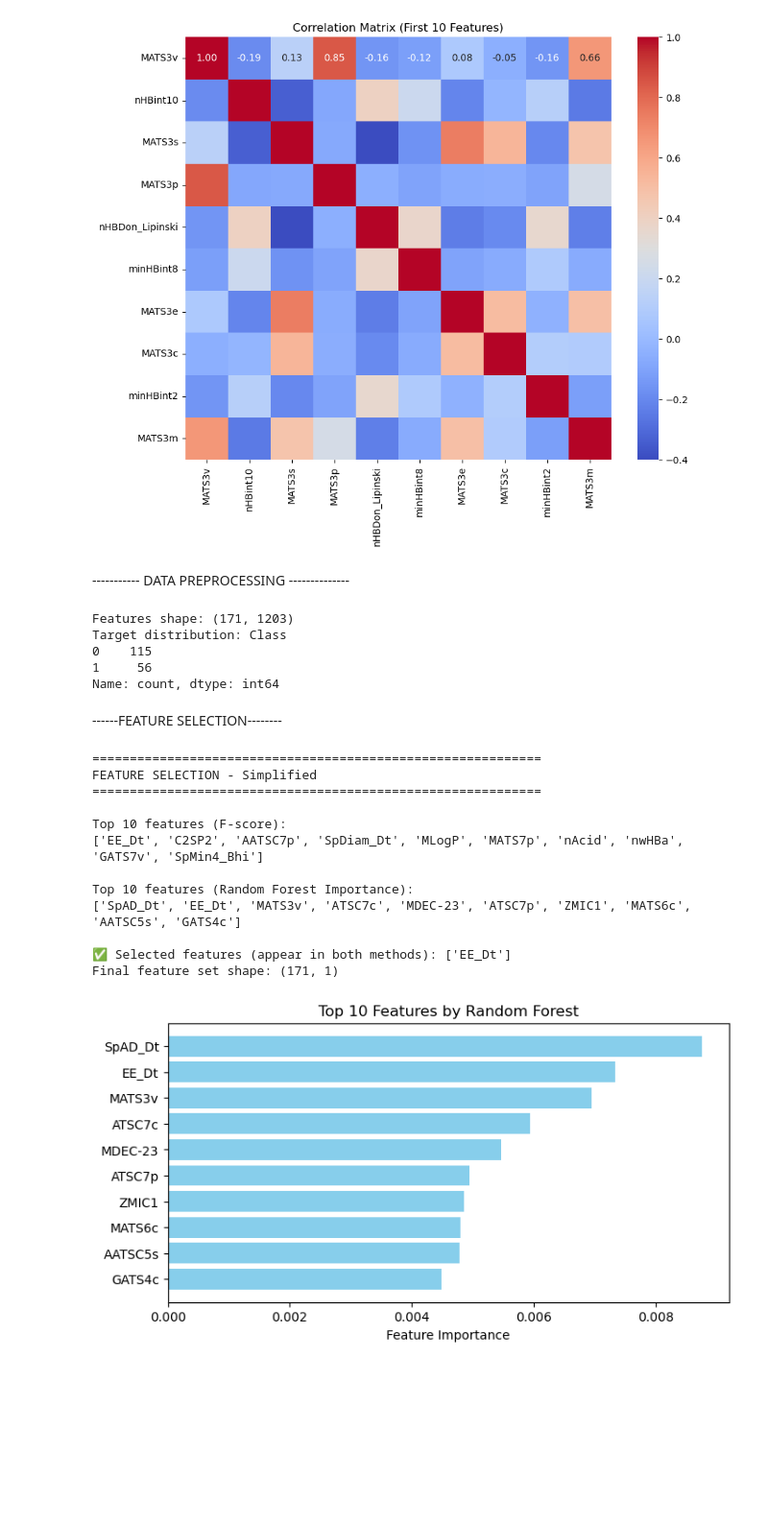
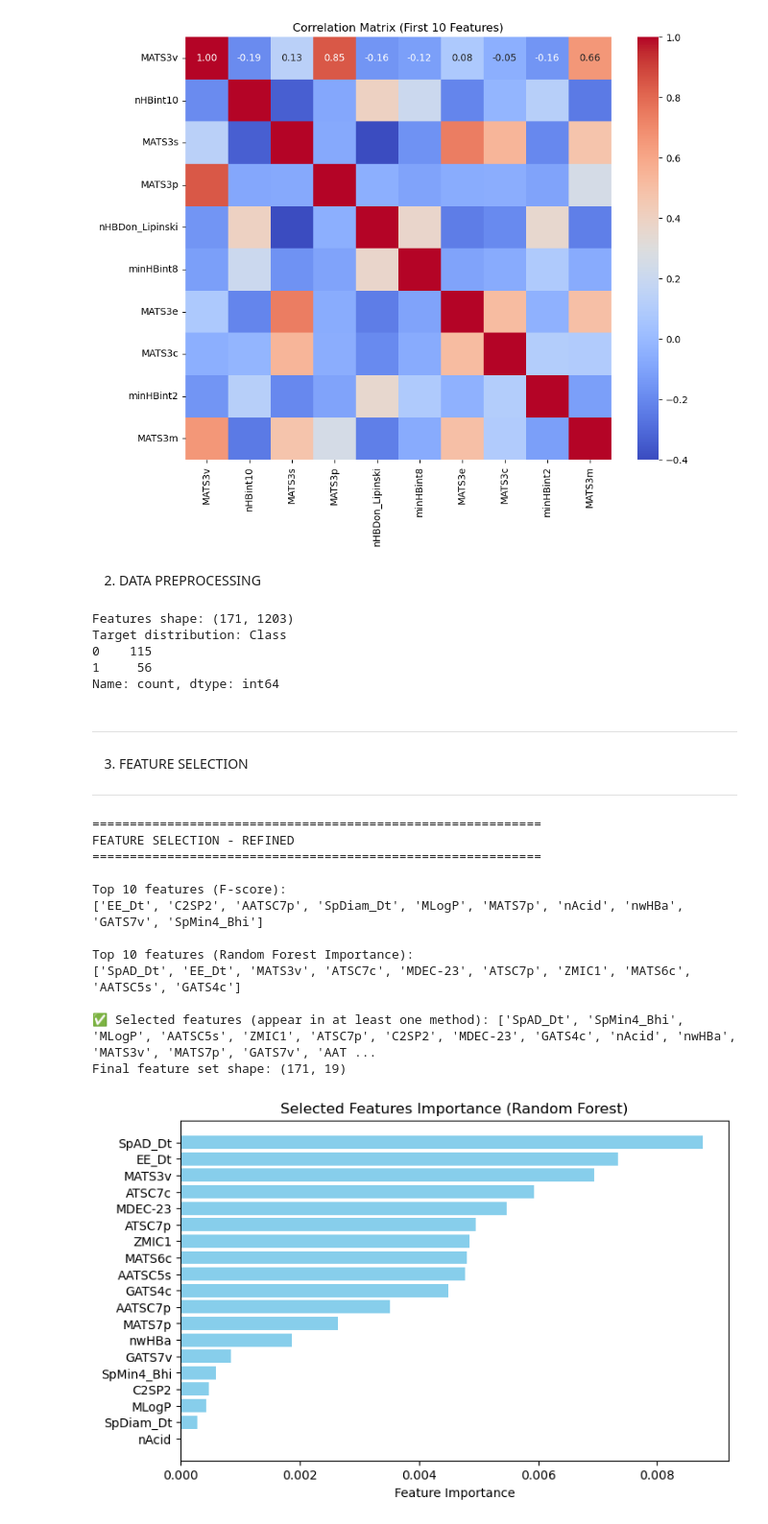
Before and after one commit to l-tting/compound-safety-classifier, a Jupyter notebook: toxicity.ipynb, the cells around one changed output. Shown at 96% size. Cells and saved outputs as stored; diff of their text form; code cells hidden in the pictures; blank space fills up the shorter version.

Commit message:
final model workflow with randomclassifier

```diff
--- a/toxicity.ipynb
+++ b/toxicity.ipynb
@@ -75,5 +75,5 @@ plt.show()
 [figure]
 [figure]
 # %% [markdown]
- ----------- DATA PREPROCESSING --------------
+2. DATA PREPROCESSING
 # %%
@@ -164,16 +163,16 @@ Target distribution: Class
 1     56
 Name: count, dtype: int64
 # %% [markdown]
-------FEATURE SELECTION--------
+
+------
+3. FEATURE SELECTION
+
+-----
 # %%
-# FEATURE SELECTION
+
 from sklearn.feature_selection import SelectKBest, f_classif
 from sklearn.ensemble import RandomForestClassifier
 
-
-print("="*60)
-print("FEATURE SELECTION - Simplified")
-print("="*60)
 
 # --- Method 1: SelectKBest (F-score) ---
 selector_f = SelectKBest(score_func=f_classif, k=min(10, X.shape[1]))
@@ -182,47 +181,51 @@ feature_scores_f = pd.DataFrame({
     'Feature': X.columns,
     'F-Score': selector_f.scores_
 }).sort_values('F-Score', ascending=False)
+
 top_features_f = feature_scores_f.head(10)['Feature'].tolist()
 print("\nTop 10 features (F-score):")
 print(top_features_f)
 
 # --- Method 2: Random Forest Feature Importance ---
 rf = RandomForestClassifier(n_estimators=100, random_state=42)
 rf.fit(X, y)
 feature_scores_rf = pd.DataFrame({
     'Feature': X.columns,
     'Importance': rf.feature_importances_
 }).sort_values('Importance', ascending=False)
+
 top_features_rf = feature_scores_rf.head(10)['Feature'].tolist()
 print("\nTop 10 features (Random Forest Importance):")
 print(top_features_rf)
 
-# --- Features in both methods ---
-selected_features = list(set(top_features_f) & set(top_features_rf))
-print(f"\n✅ Selected features (appear in both methods): {selected_features}")
+# --- Features selected by at least one method ---
+selected_features = list(set(top_features_f) | set(top_features_rf))
+print(f"\n✅ Selected features (appear in at least one method): {selected_features}")
 
 # --- Final dataset ---
 X_selected = X[selected_features]
 print(f"Final feature set shape: {X_selected.shape}")
 
-# --- feature importance visualization ---
-plt.figure(figsize=(8,4))
-plt.barh(feature_scores_rf['Feature'].head(10), feature_scores_rf['Importance'].head(10), color='skyblue')
+# --- Feature importance visualization (Random Forest) ---
+plt.figure(figsize=(8,5))
+plt.barh(feature_scores_rf[feature_scores_rf['Feature'].isin(selected_features)]['Feature'],
+         feature_scores_rf[feature_scores_rf['Feature'].isin(selected_features)]['Importance'],
+         color='skyblue')
 plt.xlabel("Feature Importance")
-plt.title("Top 10 Features by Random Forest")
+plt.title("Selected Features Importance (Random Forest)")
 plt.gca().invert_yaxis()
 plt.show()
 # %% [output]
 ============================================================
-FEATURE SELECTION - Simplified
+FEATURE SELECTION - REFINED
 ============================================================
 
 Top 10 features (F-score):
 ['EE_Dt', 'C2SP2', 'AATSC7p', 'SpDiam_Dt', 'MLogP', 'MATS7p', 'nAcid', 'nwHBa', 'GATS7v', 'SpMin4_Bhi']
 
 Top 10 features (Random Forest Importance):
 ['SpAD_Dt', 'EE_Dt', 'MATS3v', 'ATSC7c', 'MDEC-23', 'ATSC7p', 'ZMIC1', 'MATS6c', 'AATSC5s', 'GATS4c']
 
-✅ Selected features (appear in both methods): ['EE_Dt']
-Final feature set shape: (171, 1)
+✅ Selected features (appear in at least one method): ['SpAD_Dt', 'SpMin4_Bhi', 'MLogP', 'AATSC5s', 'ZMIC1', 'ATSC7p', 'C2SP2', 'MDEC-23', 'GATS4c', 'nAcid', 'nwHBa', 'MATS3v', 'MATS7p', 'GATS7v', 'AAT ...
+Final feature set shape: (171, 19)
-[figure, old version]
+[figure, new version]
```
Also changed, not shown: parts of 10 cells of this notebook.
